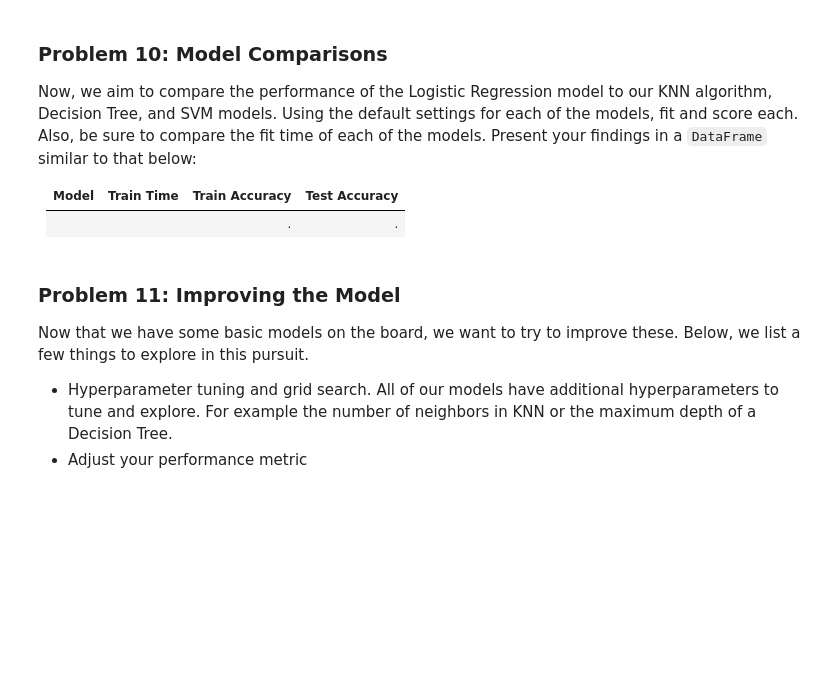
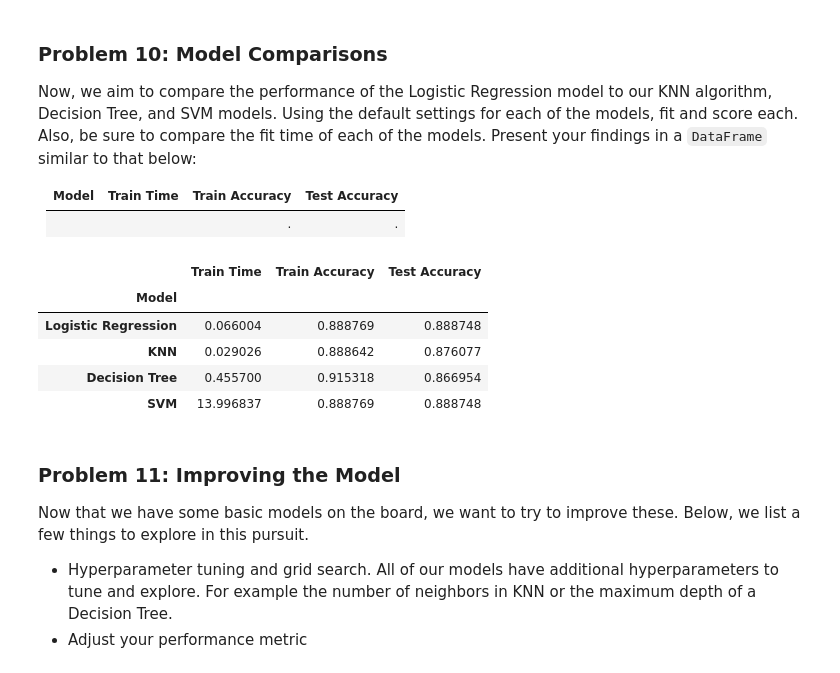
Before and after one commit to cnolan3/marketing_campaign_analysis, a Jupyter notebook: prompt_III.ipynb, the cells around one changed output. Drawn from its saved outputs; the diff is of its cells as text; code cells hidden in the pictures; blank space fills up the shorter version.

```diff
--- a/prompt_III.ipynb
+++ b/prompt_III.ipynb
@@ -182,3 +211,13 @@ Before we build our first model, we want to establish a baseline.  What is the b
 ### Problem 8: A Simple Model
 
 Use Logistic Regression to build a basic model on your data.
+# %%
+from sklearn.pipeline import Pipeline
+from sklearn.linear_model import LogisticRegression
+
+lgr_pipeline = Pipeline(steps=[
+    ('preprocessor', preprocessor),
+    ('classifier', LogisticRegression(max_iter=1000)),
+])
+
+lgr_pipeline.fit(X_train, y_train)
@@ -194,6 +260,46 @@ Now, we aim to compare the performance of the Logistic Regression model to our K
 | Model | Train Time | Train Accuracy | Test Accuracy |
 | ----- | ---------- | -------------  | -----------   |
 |     |    |.     |.     |
+# %%
+import time
+from sklearn.neighbors import KNeighborsClassifier
+from sklearn.tree import DecisionTreeClassifier
+from sklearn.svm import SVC
+
+models = {
+    'Logistic Regression': LogisticRegression(max_iter=1000),
+    'KNN': KNeighborsClassifier(),
+    'Decision Tree': DecisionTreeClassifier(random_state=42),
+    'SVM': SVC(random_state=42),
+}
+
+results = []
+for name, model in models.items():
+    pipe = Pipeline(steps=[
+        ('preprocessor', preprocessor),
+        ('classifier', model),
+    ])
+
+    start = time.time()
+    pipe.fit(X_train, y_train)
+    train_time = time.time() - start
+
+    results.append({
+        'Model': name,
+        'Train Time': train_time,
+        'Train Accuracy': pipe.score(X_train, y_train),
+        'Test Accuracy': pipe.score(X_test, y_test),
+    })
+# %%
+results_df = pd.DataFrame(results).set_index('Model')
+results_df
+# %% [output]
+|  | Train Time | Train Accuracy | Test Accuracy |
+| Model |  |  |  |
+| Logistic Regression | 0.066004 | 0.888769 | 0.888748 |
+| KNN | 0.029026 | 0.888642 | 0.876077 |
+| Decision Tree | 0.455700 | 0.915318 | 0.866954 |
+| SVM | 13.996837 | 0.888769 | 0.888748 |
 # %% [markdown]
 ### Problem 11: Improving the Model
 
```
Also changed, not shown: parts of 27 cells of this notebook.
